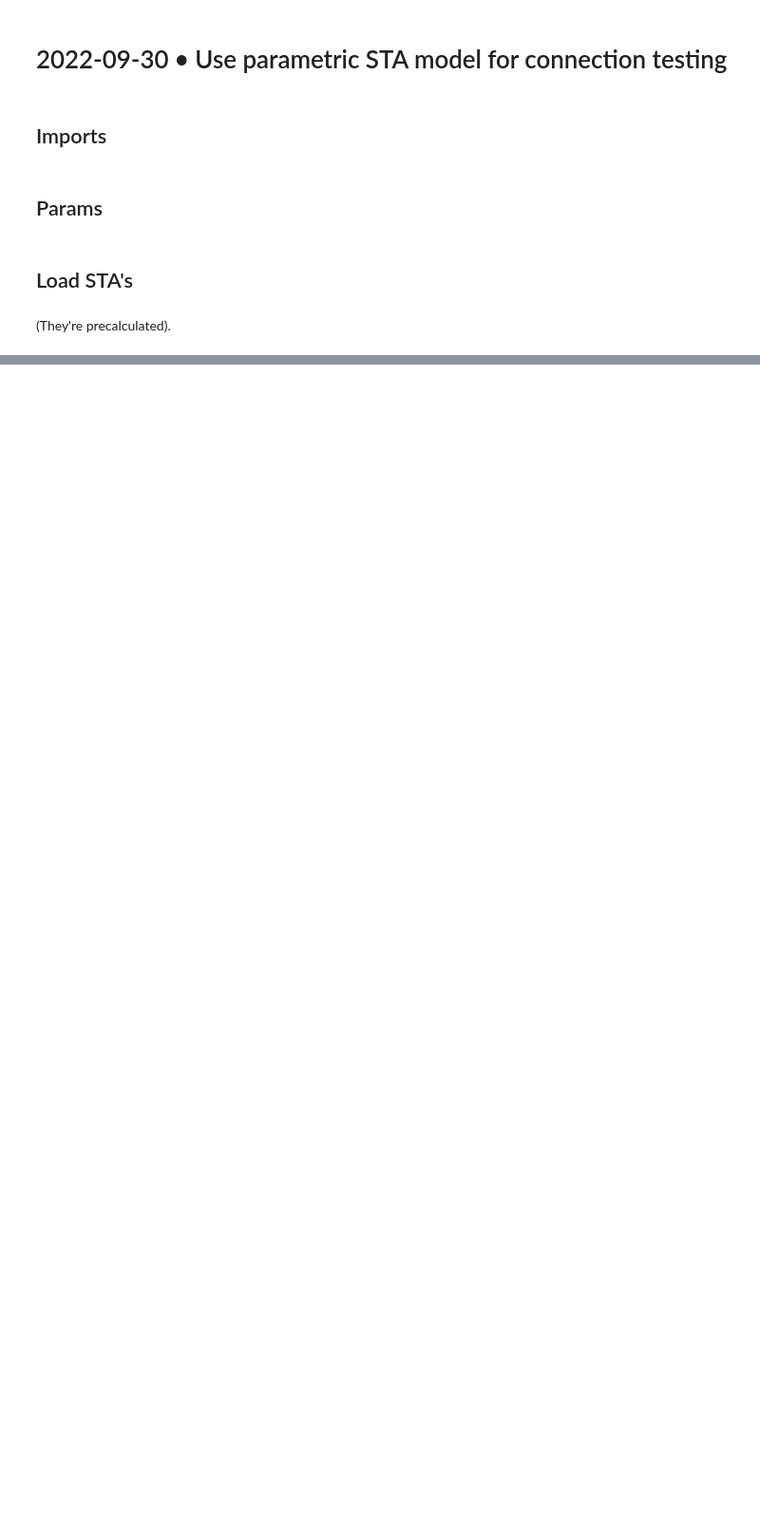
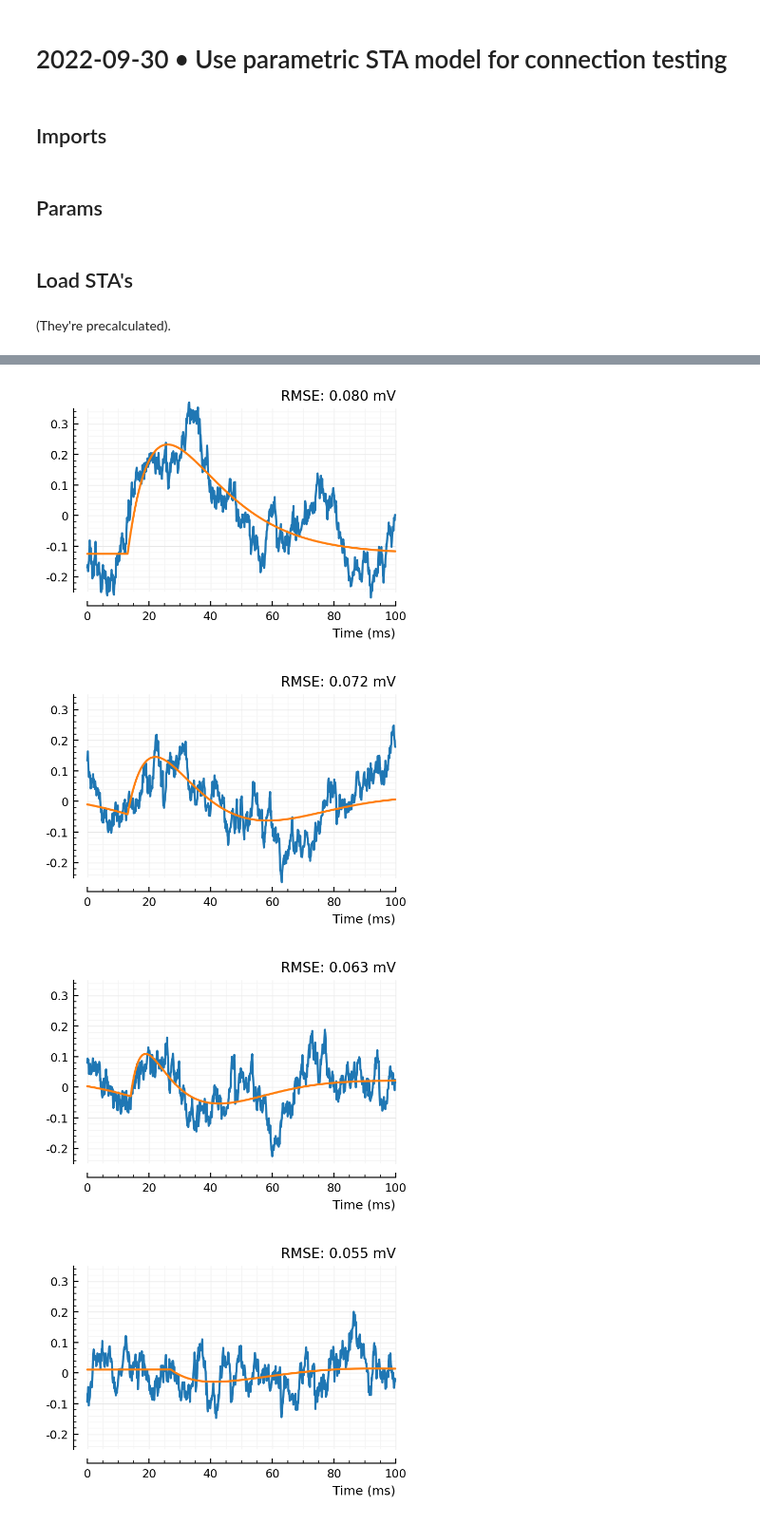
Before and after one commit to tfiers/phd, a Jupyter notebook: _sources/nb/2022-09-30__Conntest_with_parametric_STA_model.ipynb, the cells around one changed output, grey strips where cells are left out. Shown at 95% size. Cells and saved outputs as stored; diff of their text form; code cells hidden in the pictures; blank space fills up the shorter version.

```diff
--- a/_sources/nb/2022-09-30__Conntest_with_parametric_STA_model.ipynb
+++ b/_sources/nb/2022-09-30__Conntest_with_parametric_STA_model.ipynb
@@ -44,0 +254,18 @@ LsqFit.LsqFitResult{Vector{Float64}, Vector{Float64}, Matrix{Float64}, Vector{Fl
+# %%
+function plot_with_fit(STA, fitparams; kw...)
+    fitted_model = model_STA(p, fitparams)
+    plt.subplots()
+    plotsig(centre(STA) / mV, p; kw...)
+    plotsig(fitted_model / mV, p)
+end;
+# %%
+function fit_and_plot(STA)
+    fitted_params = fit_STA(STA, p)
+    fitted_model = model_STA(p, fitted_params)
+    rmse = √MSE(fitted_model, centre(STA)) / mV
+    title = "RMSE: " * @sprintf "%.3f mV" rmse
+    ylim = [-0.25, 0.35]
+    plot_with_fit(STA, fitted_params; ylim, title)
+end;
+# %%
+conn = example_conn(:exc)
@@ -44,0 +274,10 @@ LsqFit.LsqFitResult{Vector{Float64}, Vector{Float64}, Matrix{Float64}, Vector{Fl
+# %%
+fit_and_plot(STAs[conn])
+fit_and_plot(shuffled_STAs[conn][1])
+fit_and_plot(shuffled_STAs[conn][2])
+fit_and_plot(shuffled_STAs[conn][3]);
+# %% [output]
+[figure, added]
+[figure, added]
+[figure, added]
+[figure, added]
```
Also changed, not shown: parts of 135 cells of this notebook, 13 other files.
